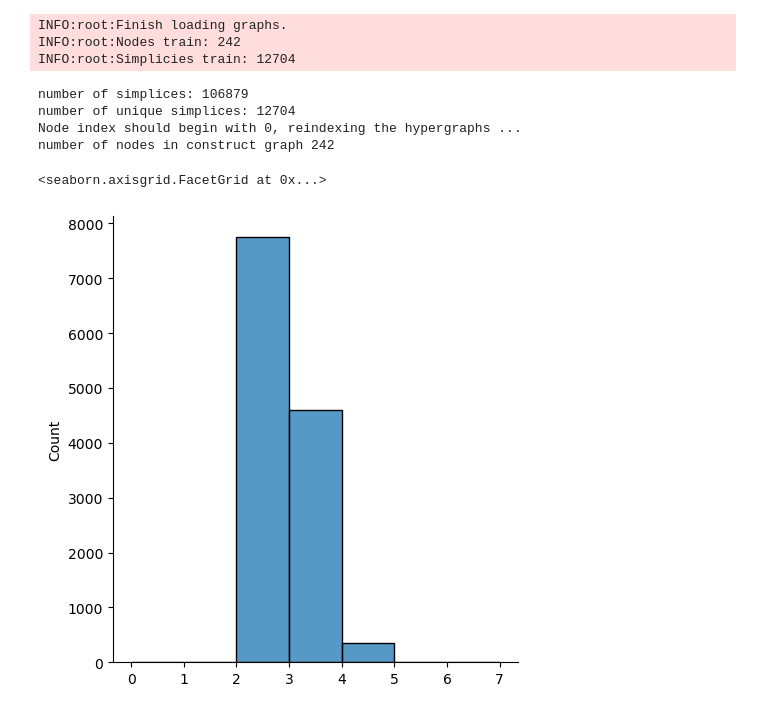
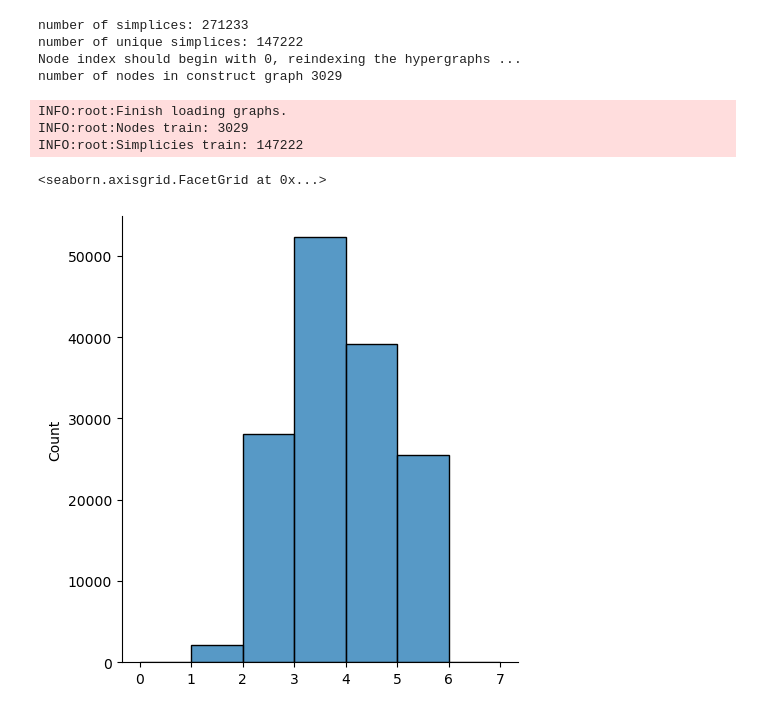
Before and after one commit to markwwen/hyperplr, a Jupyter notebook: main2.ipynb, the cells around one changed output. Drawn from its saved outputs; the diff is of its cells as text; code cells hidden in the pictures.

```diff
--- a/main2.ipynb
+++ b/main2.ipynb
@@ -1,41 +1,42 @@
 # %%
 # load the hypergraph
 import yaml
 import logging
 import os
 import sys
 import random
 
 import numpy as np
 import seaborn as sns
 import networkx as nx
 
 from utils import load_graphs
 from cliques import compute_cliques
 
 
 logging.basicConfig(level=logging.INFO)
 logger = logging.getLogger()
 logger.setLevel(logging.INFO)
 
 config  = yaml.safe_load(open('./config.yaml'))
-config['dataset'] = 'contact-primary-school'
+config['dataset'] = 'tags-ask-ubuntu'
+config['beta'] = 30000
 graphs = load_graphs(config, logger)
 
 
 data = np.array([len(s) for s in graphs['simplicies_train']])
 hist, bins = np.histogram(data, bins=np.linspace(1, 8, 8))
 sns.displot(data, bins=range(8))
 # %% [output]
-INFO:root:Finish loading graphs.
-INFO:root:Nodes train: 242
-INFO:root:Simplicies train: 12704
+number of simplices: 271233
+number of unique simplices: 147222
+Node index should begin with 0, reindexing the hypergraphs ...
+number of nodes in construct graph 3029
-number of simplices: 106879
-number of unique simplices: 12704
-Node index should begin with 0, reindexing the hypergraphs ...
-number of nodes in construct graph 242
+INFO:root:Finish loading graphs.
+INFO:root:Nodes train: 3029
+INFO:root:Simplicies train: 147222
 <seaborn.axisgrid.FacetGrid at 0x...>
-[figure, old version]
+[figure, new version]
 # %%
 # # sampling cliques
 # os.remove(f'{config['data_dir']}/{config['dataset']}/cliques_train.pkl')
```
Also changed, not shown: parts of 3 cells of this notebook, 10 other files.
